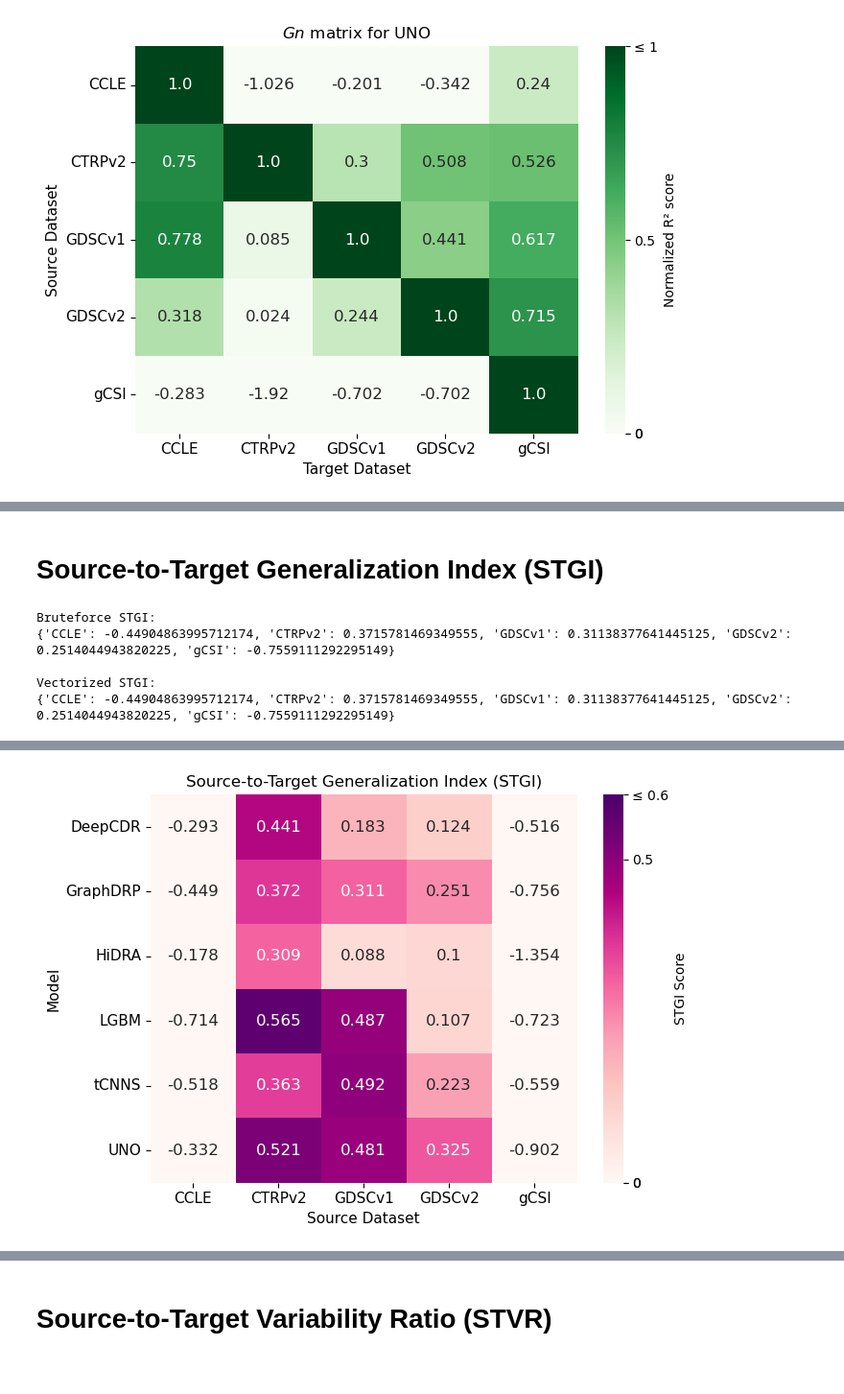
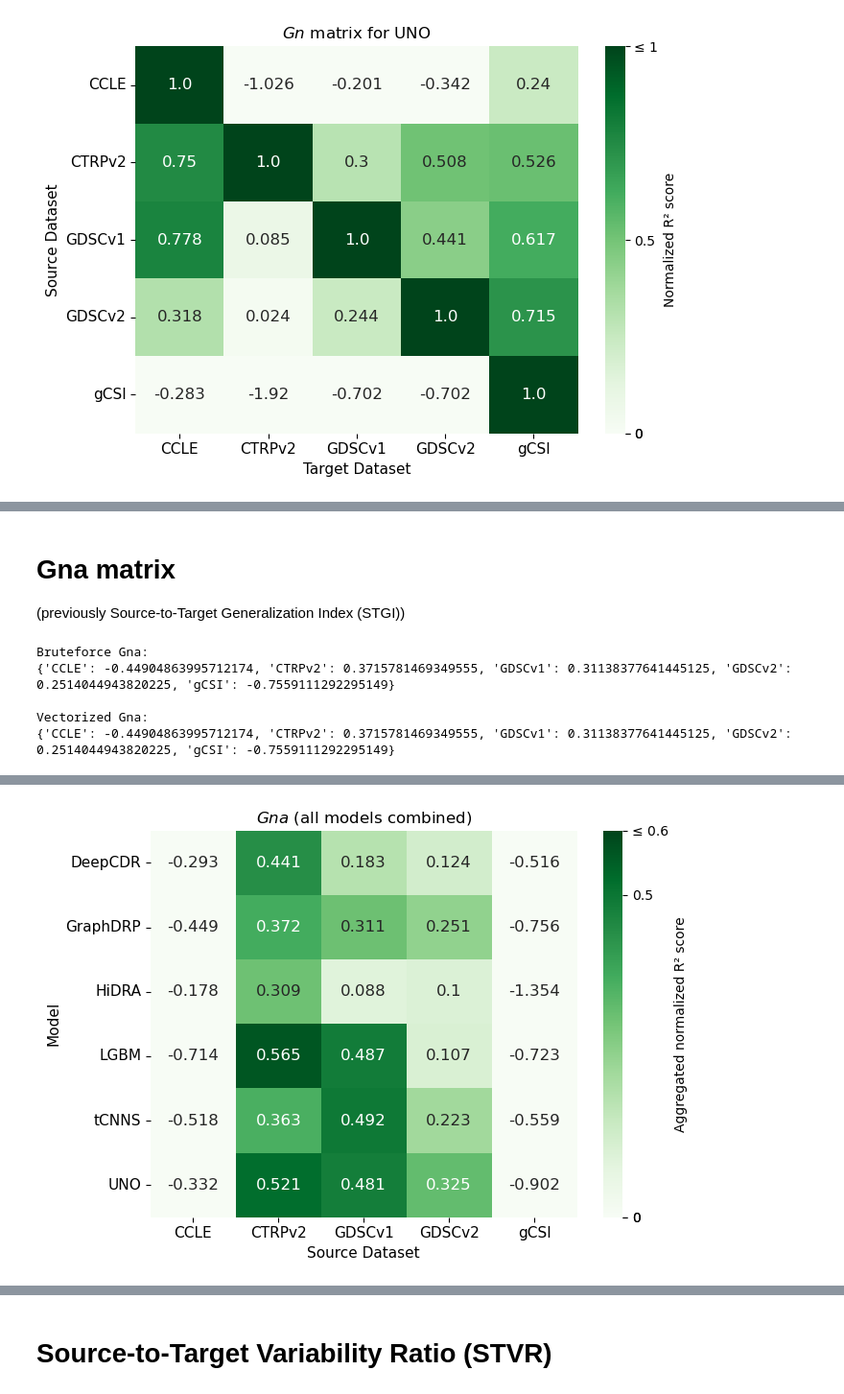
Before and after one commit to adpartin/cross-dataset-drp-paper, a Jupyter notebook: postprocess_plot.ipynb, the cells around one changed output, grey strips where cells are left out. Shown at 96% size. Drawn from its saved outputs; the diff is of its cells as text; code cells hidden in the pictures.

```diff
--- a/postprocess_plot.ipynb
+++ b/postprocess_plot.ipynb
@@ -595,48 +638,51 @@ gCSI   -0.282502 -1.919747 -0.702119 -0.702119  1.000000
 # %% [markdown]
-# Source-to-Target Generalization Index (STGI)
+# Gna matrix
+(previously Source-to-Target Generalization Index (STGI))
 # %%
-# Compute STGR using both implementations
-stgi_bruteforce = utils.compute_stgi_bruteforce(scores)
-stgi_vectorized = utils.compute_stgi_vectorized(scores)
+# Compute Gna using both implementations
+Gna_bruteforce = utils.compute_aggregated_G_bruteforce(scores, normalize=True)
+Gna_vectorized = utils.compute_aggregated_G_vectorized(scores, normalize=True)
 
 # Compare results
-print("Bruteforce STGI:")
-print(stgi_bruteforce)
+print("Bruteforce Gna:")
+print(Gna_bruteforce)
 
-print("\nVectorized STGI:")
-print(stgi_vectorized)
+print("\nVectorized Gna:")
+print(Gna_vectorized)
 
 # Check if all implementations are consistent
-# assert stgi_vectorized.equals(pd.Series(stgi_bruteforce)), "Mismatch between bruteforce and simpler implementations!"
-assert stgi_vectorized == stgi_bruteforce, "Mismatch between bruteforce and vectorized implementations!"
+# assert Gna_vectorized.equals(pd.Series(Gna_bruteforce)), "Mismatch between bruteforce and simpler implementations!"
+assert Gna_vectorized == Gna_bruteforce, "Mismatch between bruteforce and vectorized implementations!"
 # %% [output]
-Bruteforce STGI:
+Bruteforce Gna:
 {'CCLE': -0.44904863995712174, 'CTRPv2': 0.3715781469349555, 'GDSCv1': 0.31138377641445125, 'GDSCv2': 0.2514044943820225, 'gCSI': -0.7559111292295149}
 
-Vectorized STGI:
+Vectorized Gna:
 {'CCLE': -0.44904863995712174, 'CTRPv2': 0.3715781469349555, 'GDSCv1': 0.31138377641445125, 'GDSCv2': 0.2514044943820225, 'gCSI': -0.7559111292295149}
 # %%
-stgi_list = []
+# Combine Gna scores from all models
+Gna_list = []
 
 for model_name in model_name_mapping.keys():
     print(model_name)
 
     mean_csa_filename = f'{model_name}_{metric_name}_mean_csa_table.csv'
     scores_csa_data = pd.read_csv(filepath / datadir / mean_csa_filename, sep=',')
-    scores_csa_data.set_index("src", inplace=True)
-    stgi = utils.compute_stgi_vectorized(scores_csa_data)
+    scores_csa_data.set_index('src', inplace=True)
+    Gna = utils.compute_aggregated_G_vectorized(scores_csa_data, normalize=True)
 
-    stgi['model'] = model_name
+    Gna['model'] = model_name
     # print(stgi)
-    stgi_list.append(stgi)
+    Gna_list.append(Gna)
 
-stgi_df = pd.DataFrame(stgi_list)
-stgi_df.insert(loc=0, column='model', value=stgi_df.pop('model')) # place 'model' col at pos 0
-stgi_df.set_index("model", inplace=True)
-stgi_df.to_csv(filepath / datadir / 'stgi_table.csv')
-print(stgi_df)
+Gna_df = pd.DataFrame(Gna_list)
+Gna_df.insert(loc=0, column='model', value=Gna_df.pop('model')) # place 'model' col at pos 0
+Gna_df.set_index('model', inplace=True)
+Gna_df.to_csv(filepath / datadir / 'Gna_table.csv')
+Gna_df.to_csv(input_for_llm_dir / 'Gna_table.csv')
+print(Gna_df)
 
-del model_name, scores_csa_data, stgi, stgi_list
+del model_name, scores_csa_data, Gna, Gna_list
 # %% [output]
 deepcdr
 graphdrp
@@ -668,15 +701,18 @@ uno      -0.332182  0.520994  0.480535  0.325148 -0.901622
 # %%
-utils.stgi_heatmap(
-    metric_name="stgi",
-    scores_stgi_data=stgi_df.copy(),
-    palette="RdPu",
+# Plot Gna heatmap
+utils.aggregated_G_heatmap(
+    metric_name=f"Aggregated normalized {metrics_name_mapping[metric_name]}",
+    csa_metric_name='Gna',
+    scores_aggregated_data=Gna_df.copy(),
+    # palette="RdPu",
+    palette=Gn_palette,
     vmin=0,
     vmax=0.6,
     outdir=outdir,
     show=show_plot
 )
 # %% [output]
-[figure, old version]
+[figure, new version]
 # %%
 # palette = "RdGn"
 
```
Also changed, not shown: parts of 26 cells of this notebook, 1 other file.
